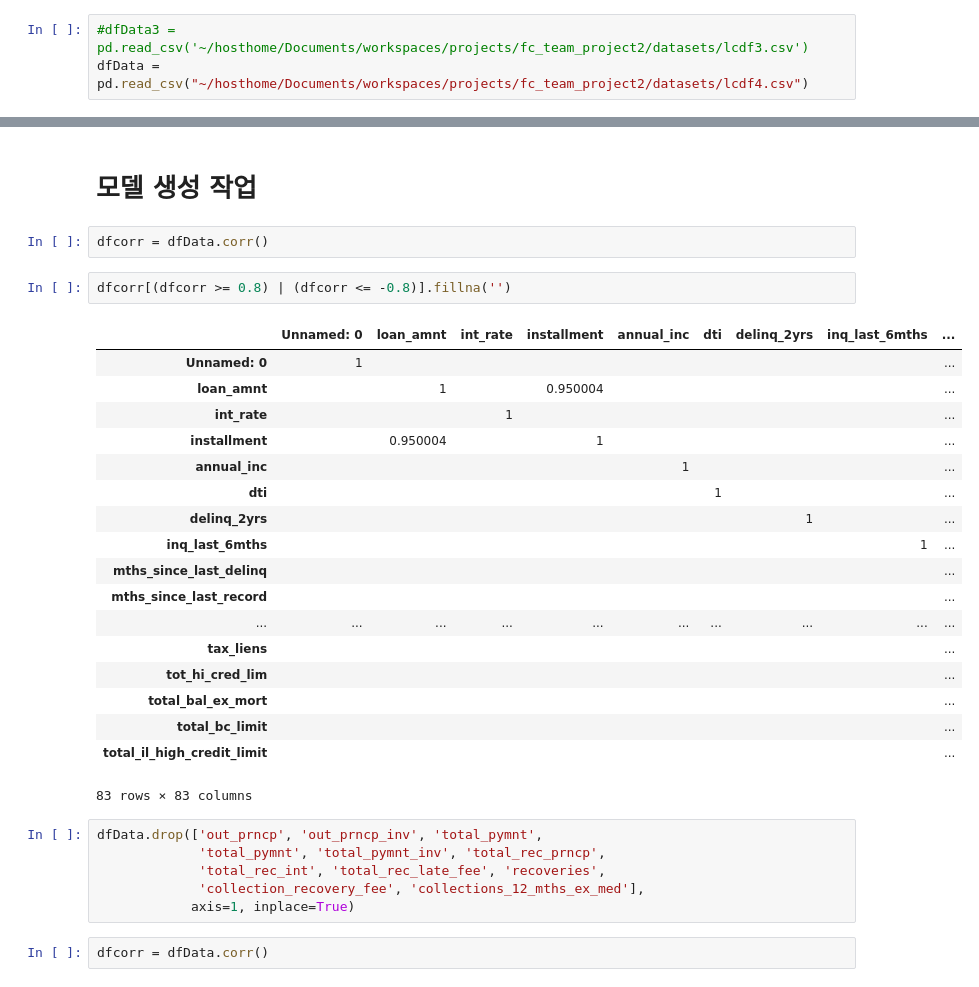
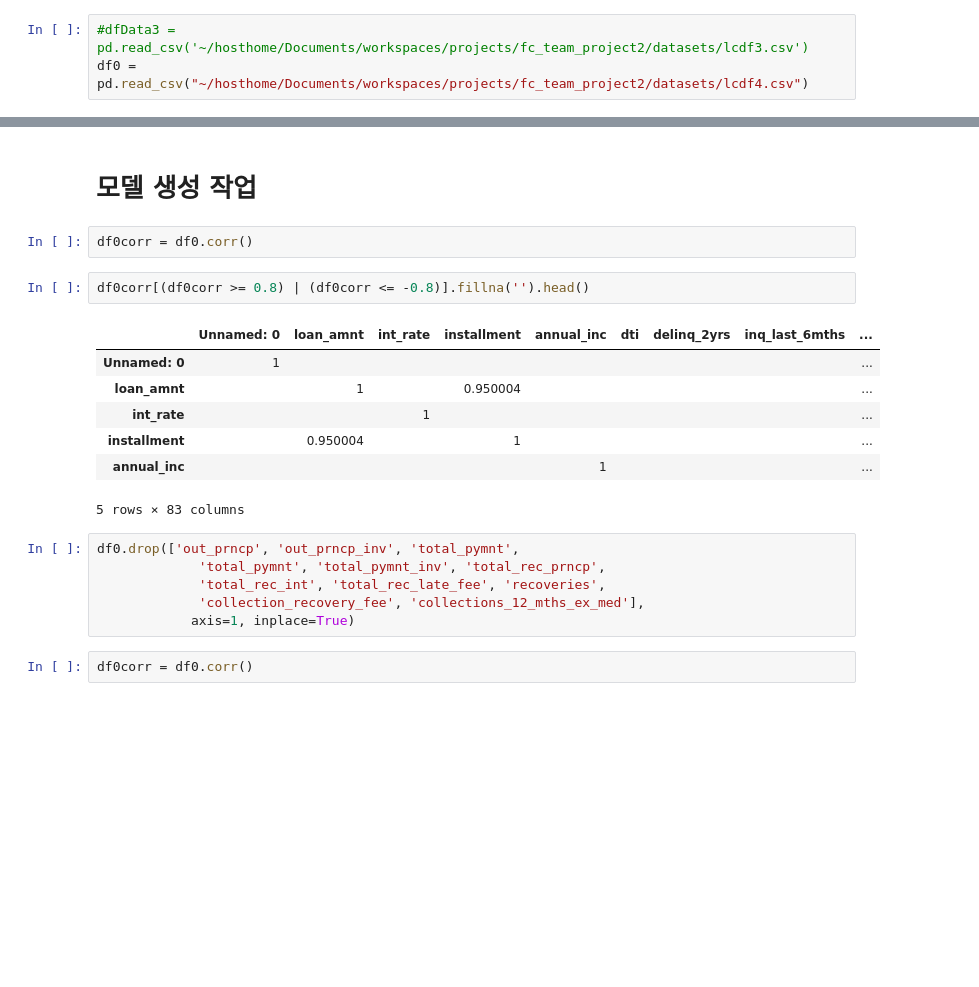
Before and after one commit to devyohan/fc_team_project2, a Jupyter notebook: presentation.ipynb, the cells around one changed output, grey strips where cells are left out. Saved outputs shown, nothing was run; the diff lists cells and outputs as text; blank space fills up the shorter version.

```diff
--- a/presentation.ipynb
+++ b/presentation.ipynb
@@ -32,40 +32,29 @@
 요정도 내용들을 플로우 짜서 가야할듯 해요.
 # %%
 #dfData3 = pd.read_csv('~/hosthome/Documents/workspaces/projects/fc_team_project2/datasets/lcdf3.csv')
-dfData = pd.read_csv("~/hosthome/Documents/workspaces/projects/fc_team_project2/datasets/lcdf4.csv")
+df0 = pd.read_csv("~/hosthome/Documents/workspaces/projects/fc_team_project2/datasets/lcdf4.csv")
 # %% [markdown]
 # 데이터 소개
 # %% [markdown]
 # 모델 생성 작업
-# %%
-dfcorr = dfData.corr()
+# %%
+df0corr = df0.corr()
 # %%
-dfcorr[(dfcorr >= 0.8) | (dfcorr <= -0.8)].fillna('')
+df0corr[(df0corr >= 0.8) | (df0corr <= -0.8)].fillna('').head()
 # %% [output]
 |  | Unnamed: 0 | loan_amnt | int_rate | installment | annual_inc | dti | delinq_2yrs | inq_last_6mths | ... |
 | Unnamed: 0 | 1 |  |  |  |  |  |  |  | ... |
 | loan_amnt |  | 1 |  | 0.950004 |  |  |  |  | ... |
 | int_rate |  |  | 1 |  |  |  |  |  | ... |
 | installment |  | 0.950004 |  | 1 |  |  |  |  | ... |
 | annual_inc |  |  |  |  | 1 |  |  |  | ... |
-| dti |  |  |  |  |  | 1 |  |  | ... |
-| delinq_2yrs |  |  |  |  |  |  | 1 |  | ... |
-| inq_last_6mths |  |  |  |  |  |  |  | 1 | ... |
-| mths_since_last_delinq |  |  |  |  |  |  |  |  | ... |
-| mths_since_last_record |  |  |  |  |  |  |  |  | ... |
-| ... | ... | ... | ... | ... | ... | ... | ... | ... | ... |
-| tax_liens |  |  |  |  |  |  |  |  | ... |
-| tot_hi_cred_lim |  |  |  |  |  |  |  |  | ... |
-| total_bal_ex_mort |  |  |  |  |  |  |  |  | ... |
-| total_bc_limit |  |  |  |  |  |  |  |  | ... |
-| total_il_high_credit_limit |  |  |  |  |  |  |  |  | ... |
-83 rows × 83 columns
+5 rows × 83 columns
 # %%
-dfData.drop(['out_prncp', 'out_prncp_inv', 'total_pymnt',
+df0.drop(['out_prncp', 'out_prncp_inv', 'total_pymnt',
              'total_pymnt', 'total_pymnt_inv', 'total_rec_prncp',
              'total_rec_int', 'total_rec_late_fee', 'recoveries',
              'collection_recovery_fee', 'collections_12_mths_ex_med'],
             axis=1, inplace=True)
-# %%
-dfcorr = dfData.corr()
+# %%
+df0corr = df0.corr()
 # %%
```
Also changed, not shown: parts of 13 cells of this notebook.
